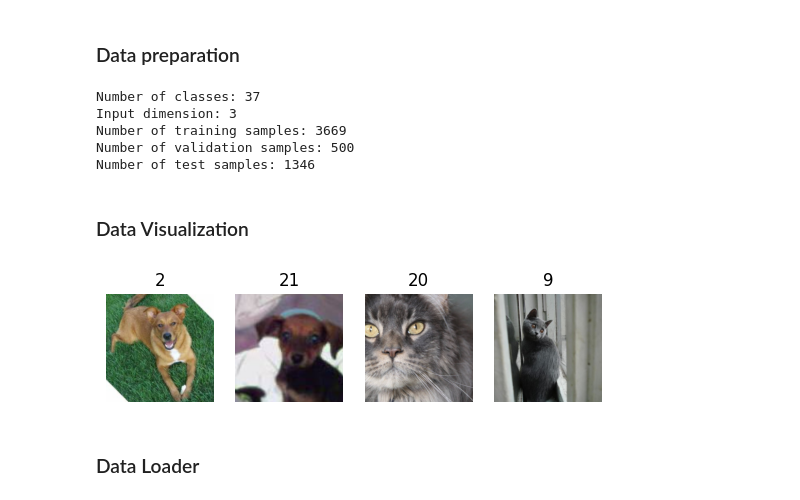
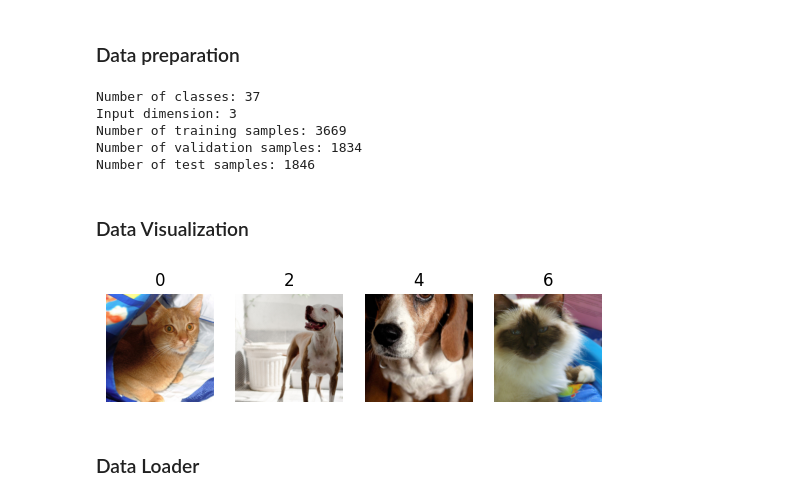
Before and after one commit to lucazini03/IPCV, a Jupyter notebook: assignment_module_two.ipynb, the cells around one changed output. Drawn from its saved outputs; the diff is of its cells as text; code cells hidden in the pictures.

```diff
--- a/assignment_module_two.ipynb
+++ b/assignment_module_two.ipynb
@@ -154,6 +158,10 @@ train_dset = OxfordPetDataset(
     split="train",
     transform=train_transformer,
 )
+val_dset = OxfordPetDataset(
+    split="val",
+    transform=test_transformer,
+)
 test_dset = OxfordPetDataset(
     split="test",
     transform=test_transformer,
@@ -166,33 +174,29 @@ input_dim = len(train_dset[0][0])
 print(f"Input dimension: {input_dim}")
 
 train_subdset = train_dset
+val_subdset = val_dset
 
-test_dset, val_subdset = random_split(
-    test_dset,
-    [len(test_dset) - 500, 500]
-)
-
-print(f"Number of training samples: {len(train_subdset)}")
-print(f"Number of validation samples: {len(val_subdset)}")
+print(f"Number of training samples: {len(train_dset)}")
+print(f"Number of validation samples: {len(val_dset)}")
 print(f"Number of test samples: {len(test_dset)}")
 # %% [output]
 Number of classes: 37
 Input dimension: 3
 Number of training samples: 3669
-Number of validation samples: 500
-Number of test samples: 1346
+Number of validation samples: 1834
+Number of test samples: 1846
 # %% [markdown]
 ### Data Visualization
 # %%
 _, ax = plt.subplots(1, 4)
 
-for i, idx in enumerate([0, 10, 20, 30]):
+for i, idx in enumerate([0, 100, 200, 300]):
     img, label = test_dset[idx]
     ax[i].imshow(img.reshape(3, 224, 224).permute(1, 2, 0))
     ax[i].set_title(label)
     ax[i].axis("off")
 # %% [output]
-[figure, old version]
+[figure, new version]
 # %% [markdown]
 ### Data Loader
 # %%
```
Also changed, not shown: parts of 16 cells of this notebook.
